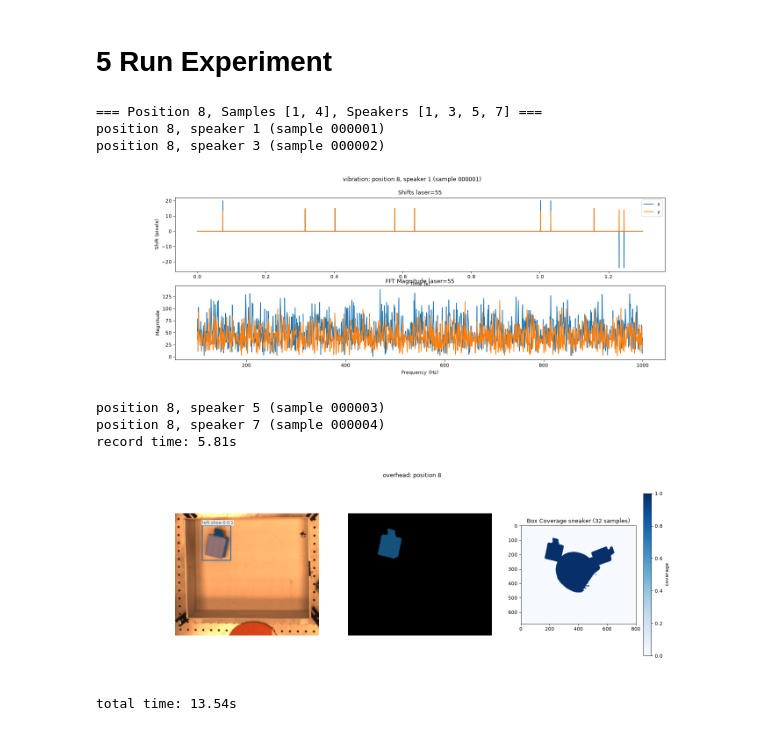
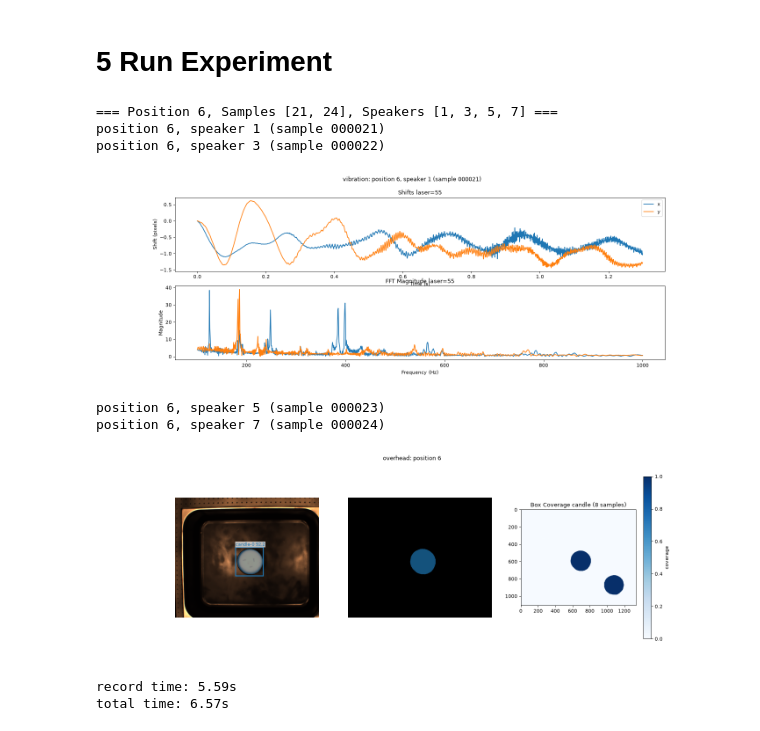
Before and after one commit to eitanturok/good-vibrations, a Jupyter notebook: src/record.ipynb, the cells around one changed output. Drawn from its saved outputs; the diff is of its cells as text; code cells hidden in the pictures.

```diff
--- a/src/record.ipynb
+++ b/src/record.ipynb
@@ -98,11 +98,11 @@ N_ROI_COLUMNS = 10 # columns
 
 # calibrate on a smaller ROI with lower FPS
 CALIBRATION_FPS = 500
-CALIBRATION_EXPOSURE = 30
+CALIBRATION_EXPOSURE = 90
 CALIBRATION_GAIN = 1
 
 FPS = 2_500
-EXPOSURE = 30
+EXPOSURE = 90
 GAIN = 1
 
 BUFFER_PART_COUNT = 1625 # makes it faster to capture/send frames
@@ -1237,9 +1237,12 @@ CROP_PARAMS = {
     'shoebox': {"left": 0.17, "right": 0.56, "top": 0.4, "bottom": 0.84},
 }
 
-PROMPTS = {'cylinder': "Metal circle", 'bullet': 'Metal circle', 'cylinder-bullet-stack': 'Metal circle', 'cube': 'Black cube with straight edges',
+PROMPTS = {'bullet': 'Metal circle', 'cylinder-bullet-stack': 'Metal circle',
            'green-cube': 'Green square', 'purple-cube': 'Purple square', 'red-cube': 'Red cube',
-           'left shoe': 'white sneaker', 'right shoe': 'white sneaker', 'pingpong paddle': 'pingpong paddle', 'dog toy': 'dog toy', 'ring': 'concrete ring', 'mug': 'inside of the mug'}
+           'left shoe': 'white sneaker', 'right shoe': 'white sneaker', 'pingpong paddle': 'pingpong paddle', 'dog toy': 'dog toy', 'ring': 'concrete ring', 'mug': 'inside of the mug',
+           'candle': 'candle', 'soap bottle': 'a white rectangle soap dispenser', 'tomato sauce': 'tomato sauce can', 'coffee pot': 'moka coffee pot',
+           'plant': 'circular plant and pot', 'biscoff': 'red lid', 'coffee can': 'red gold nescafe lid', 'cube': 'red square',
+           'ceramic vase': 'tan circular ceramic vase', 'cylinder': "silver metal cylinder"}
 
 COLOR_WORDS = ["red", "green", "blue", "yellow", "purple", "orange", "pink", "black", "white", "gray", "brown"]
 
@@ -1469,7 +1472,7 @@ def make_vibration_plot(debug_dir, sample_dir, speaker, vibration):
     f.savefig(debug_dir / 'vibration.png', dpi=80)
 # %%
 # create directories, files
-experiment_dir = Path(r'D:/eturok/2026_09_10_demo')
+experiment_dir = Path(r'D:/eturok/2026_09_23_gastronorm_many_objects')
 base_sample_dir = experiment_dir / 'samples'
 base_sample_dir.mkdir(parents=True, exist_ok=True)
 
@@ -1506,14 +1509,14 @@ speaker_audio = as_audio(audio_dir / 'audio.wav')
 done_audio    = as_audio(r'C:\Users\eitanturok\good-vibrations\data\whatsapp-whistle.mp3')
 # %%
 VIBRATE = True
-SAVE = False
+SAVE = True
 DEBUG = True
 
 speakers    = [1, 3, 5, 7]
-box         = 'shoebox'
+box         = 'gastronorm'
 
-objects     = {'left shoe': 1}
-layout      = 'sneaker'
+objects     = {'candle': 1}
+layout      = 'candle'
 description  = f"{', '.join(objects.keys())} on the floor of a {box} box from a bird's eye view."
 if len(objects) == 0: description  = f"An empty {box} box from a bird's eye view."
 prompts   = [PROMPTS[o] for o in objects]
@@ -1558,39 +1561,39 @@ if VIBRATE:
                 display(Image(filename=str(DEBUG_DIR / 'vibration.png')))
                 plot_vibration_thread = None
     finally:
         cam.grabber.stop() # close the camera
         cam.grabber.flush_buffers()
 
 # signal that we are done
 play_audio(done_audio, [1, 2, 3, 4, 5, 6, 7, 8])
 print(f'record time: {time.perf_counter() - t0:.2f}s')
 
 # plot overhead
 if plot_overhead_thread is not None:
     plot_overhead_thread.join() # block until plots are made
     display(Image(filename=str(DEBUG_DIR / 'overhead.png')))
     plot_overhead_thread = None
 
 if VIBRATE and plot_vibration_thread is not None:
     plot_vibration_thread.join() # block until plots are made
     display(Image(filename=str(DEBUG_DIR / 'vibration.png')))
     plot_thread = None
 
 # update positions
 add_position(positions_file, position_id, [d.name for d in sample_dirs])
 
 # block until finish saving samples
 [t.join() for t in jobs]
 jobs.clear() # clear memory from previous samples
 
 print(f'total time: {time.perf_counter() - t0:.2f}s')
 # %% [output]
-=== Position 8, Samples [1, 4], Speakers [1, 3, 5, 7] ===
-position 8, speaker 1 (sample 000001)
-position 8, speaker 3 (sample 000002)
+=== Position 6, Samples [21, 24], Speakers [1, 3, 5, 7] ===
+position 6, speaker 1 (sample 000021)
+position 6, speaker 3 (sample 000022)
-[figure, old version]
+[figure, new version]
-position 8, speaker 5 (sample 000003)
-position 8, speaker 7 (sample 000004)
-record time: 5.81s
+position 6, speaker 5 (sample 000023)
+position 6, speaker 7 (sample 000024)
-[figure, old version]
+[figure, new version]
-total time: 13.54s
+record time: 5.59s
+total time: 6.57s
```
Also changed, not shown: parts of 10 cells of this notebook.
